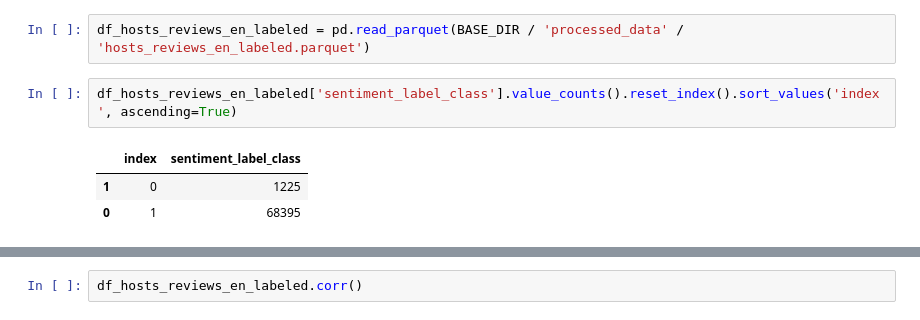
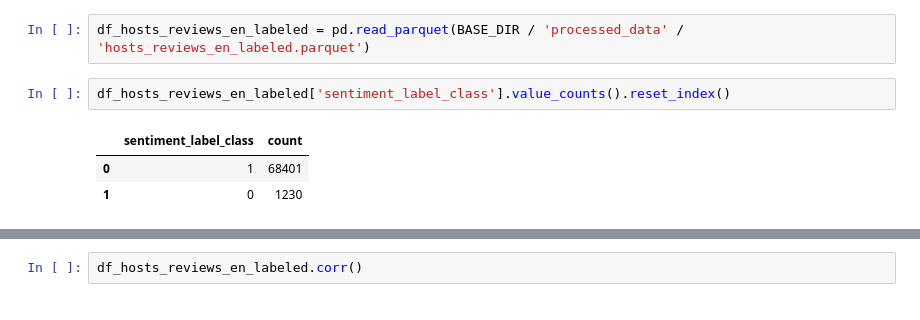
Before and after one commit to TanjaDS/Examensarbete_Airbnb, a Jupyter notebook: transformation_and_EDA/EDA.ipynb, the cells around one changed output, grey strips where cells are left out. Drawn from its saved outputs; the diff is of its cells as text.

```diff
--- a/transformation_and_EDA/EDA.ipynb
+++ b/transformation_and_EDA/EDA.ipynb
@@ -117,11 +117,11 @@ px.histogram(df_hosts_reviews, x='review_scores_rating')
 # %%
 df_hosts_reviews_en_labeled = pd.read_parquet(BASE_DIR / 'processed_data' / 'hosts_reviews_en_labeled.parquet')
 # %%
-df_hosts_reviews_en_labeled['sentiment_label_class'].value_counts().reset_index().sort_values('index', ascending=True)
+df_hosts_reviews_en_labeled['sentiment_label_class'].value_counts().reset_index()
 # %% [output]
-|  | index | sentiment_label_class |
-| 1 | 0 | 1225 |
-| 0 | 1 | 68395 |
+|  | sentiment_label_class | count |
+| 0 | 1 | 68401 |
+| 1 | 0 | 1230 |
 # %%
 neg_reviews = (df_hosts_reviews_en_labeled.query('sentiment_label_class == 0')
                                 .groupby('neighbourhood')['sentiment_label_class']
```
Also changed, not shown: parts of 2 cells of this notebook, 14 other files.
